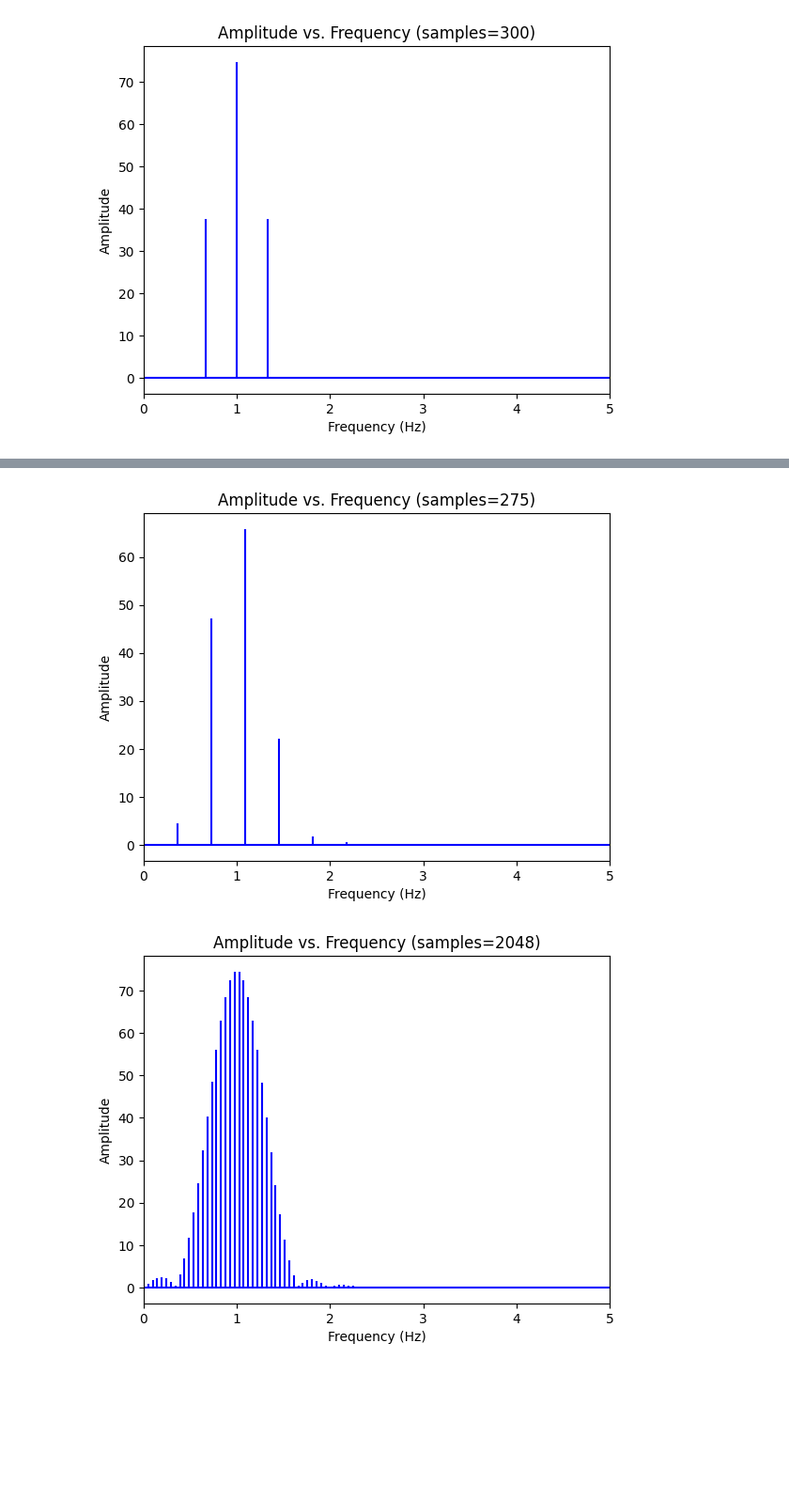
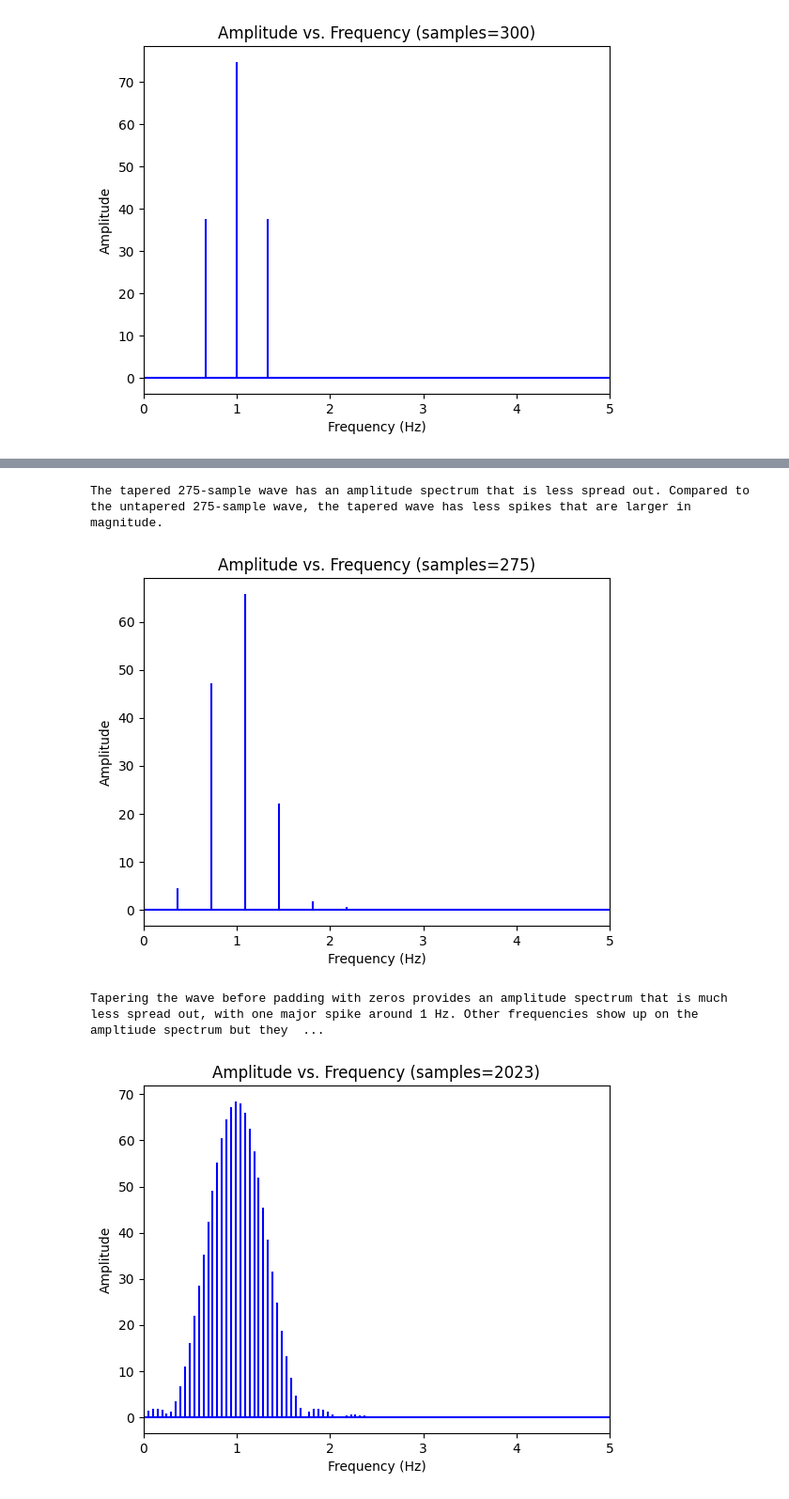
Before and after one commit to danielreeder/ERTH456, a Jupyter notebook: homework/hw3/hw3_erth456.ipynb, the cells around one changed output, grey strips where cells are left out. Shown at 94% size. Drawn from its saved outputs; the diff is of its cells as text; code cells hidden in the pictures; blank space fills up the shorter version.

```diff
--- a/homework/hw3/hw3_erth456.ipynb
+++ b/homework/hw3/hw3_erth456.ipynb
@@ -9,7 +9,7 @@ from numpy import sin, cos, sqrt, exp, pi
 # %%
 # given an fft, plot the ampltiude spectrum
 def plot_amplitude(fft, ax=None):
-    frequencies = get_frequencies(fft)
+    frequencies = fftfreq(len(fft), 0.01)
 
     if ax != None:
         ax.stem(frequencies, np.abs(fft), 'b', markerfmt=" ", basefmt='-b')
@@ -36,7 +36,7 @@ def get_frequencies(fft):
 # returns the wave and its fft
 def plot_sine_amp(interval=0.01, frequency=1, num_samples=300, ax=None):
     t = np.arange(0, interval*num_samples, interval)
-    wave = sin(2 * pi * freq * t)
+    wave = sin(2 * pi * frequency * t)
 
     fft_wave = fft(wave)
 
@@ -119,24 +122,22 @@ print("The amplitude spectrum of the Hanning taper is a normal distribution.")
 # %%
 # 1vii
 
-hanning_taper_275 = hann(275)
+hanning_taper_275 = hanning(275)
 tapered_wave_275 = hanning_taper_275 * wave_275
 
 plot_amplitude(fft(tapered_wave_275))
 
-###########
-# EXPLAIN #
-###########
+print("The tapered 275-sample wave has an amplitude spectrum that is less spread out. Compared to the untapered 275-sample wave, the tapered wave has less spikes that are larger in magnitude.")
 # %% [output]
+The tapered 275-sample wave has an amplitude spectrum that is less spread out. Compared to the untapered 275-sample wave, the tapered wave has less spikes that are larger in magnitude.
 [figure]
 # %%
 # 1viii
 
-tapered_padded = np.append(tapered_wave, np.zeros(1748))
+tapered_padded = np.append(tapered_wave_275, np.zeros(1748))
 plot_amplitude(fft(tapered_padded))
 
-###########
-# EXPLAIN #
-###########
+print("Tapering the wave before padding with zeros provides an amplitude spectrum that is much less spread out, with one major spike around 1 Hz. Other frequencies show up on the ampltiude spectrum but they are much smaller than with the untapered wave.")
 # %% [output]
+Tapering the wave before padding with zeros provides an amplitude spectrum that is much less spread out, with one major spike around 1 Hz. Other frequencies show up on the ampltiude spectrum but they  ...
-[figure, old version]
+[figure, new version]
```
Also changed, not shown: parts of 9 cells of this notebook, 13 other files.
